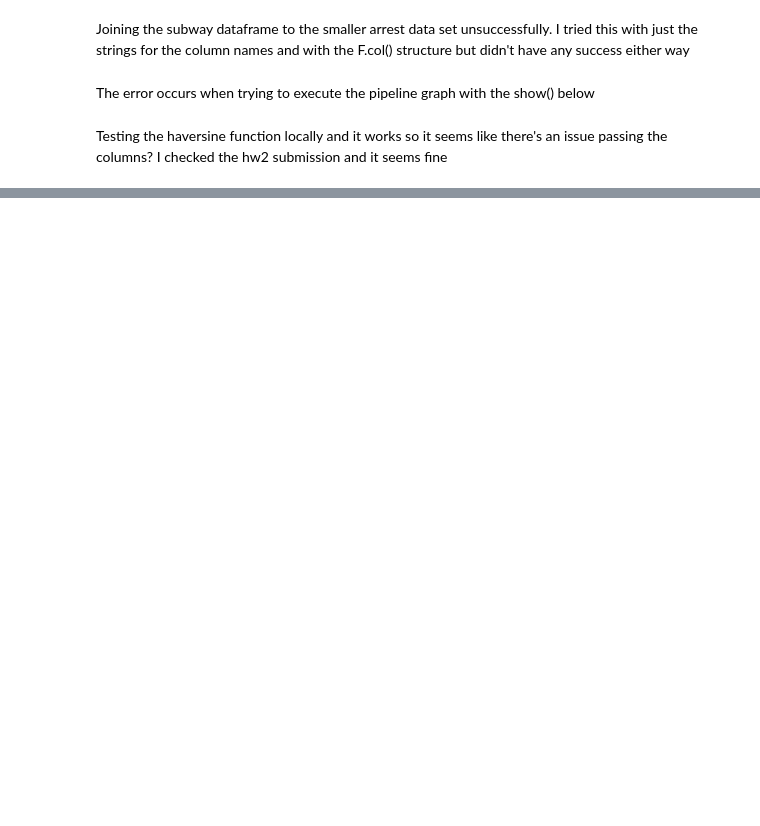
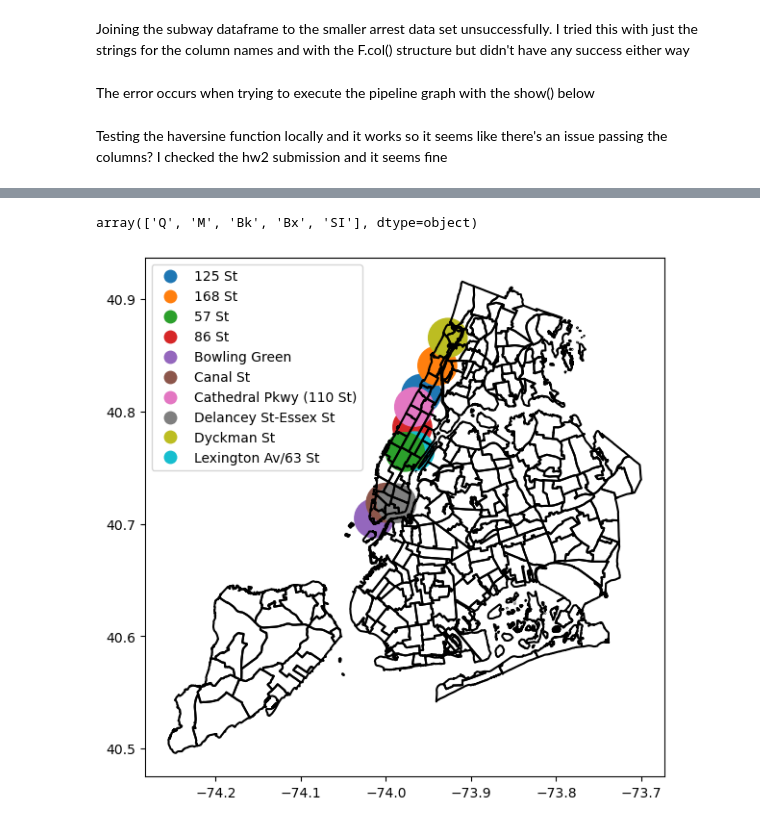
Before and after one commit to n-saurino/big-data-project, a Jupyter notebook: main.ipynb, the cells around one changed output, grey strips where cells are left out. Saved outputs shown, nothing was run; the diff lists cells and outputs as text; code cells hidden in the pictures; blank space fills up the shorter version.

```diff
--- a/main.ipynb
+++ b/main.ipynb
@@ -269,0 +275,4 @@ distance = withinMeters(40.799008797000056, -73.95240854099995, 40.8163918470000
+# %%
+test_DF["arrest_pct_total"] = (test_DF["arrests"] / test_DF["arrests"].sum()) * 100
+# %%
+test_DF = test_DF.sort_values(by='arrest_pct_total', ascending=False)
@@ -269,0 +288,20 @@ distance = withinMeters(40.799008797000056, -73.95240854099995, 40.8163918470000
+# %%
+test_DF["Borough"].unique()
+# %% [output]
+array(['Q', 'M', 'Bk', 'Bx', 'SI'], dtype=object)
+# %%
+nta_map = gpd.read_file(r'C:\Users\Nigel\Github\big-data-project\data\nynta2020_23a\nynta2020.shp')
+nta_map.to_crs(4326, inplace=True)
+# %%
+test_geo_DF = gpd.GeoDataFrame(test_DF, crs=4326, geometry = test_DF.geometry)
+# Just to be extra sure
+test_geo_DF.to_crs(4326, inplace=True)
+# %%
+fig,ax = plt.subplots(figsize=(7,7))
+nta_map.boundary.plot(ax=ax, edgecolor='k');
+test_geo_DF[test_geo_DF.Borough == 'M']\
+            .head(10)\
+            .plot(column='Stop Name', ax=ax, legend=True, marker='.',\
+            markersize=test_geo_DF.arrest_pct_total.astype('float') * 10000);
+# %% [output]
+[figure, added]
```
Also changed, not shown: parts of 32 cells of this notebook.
